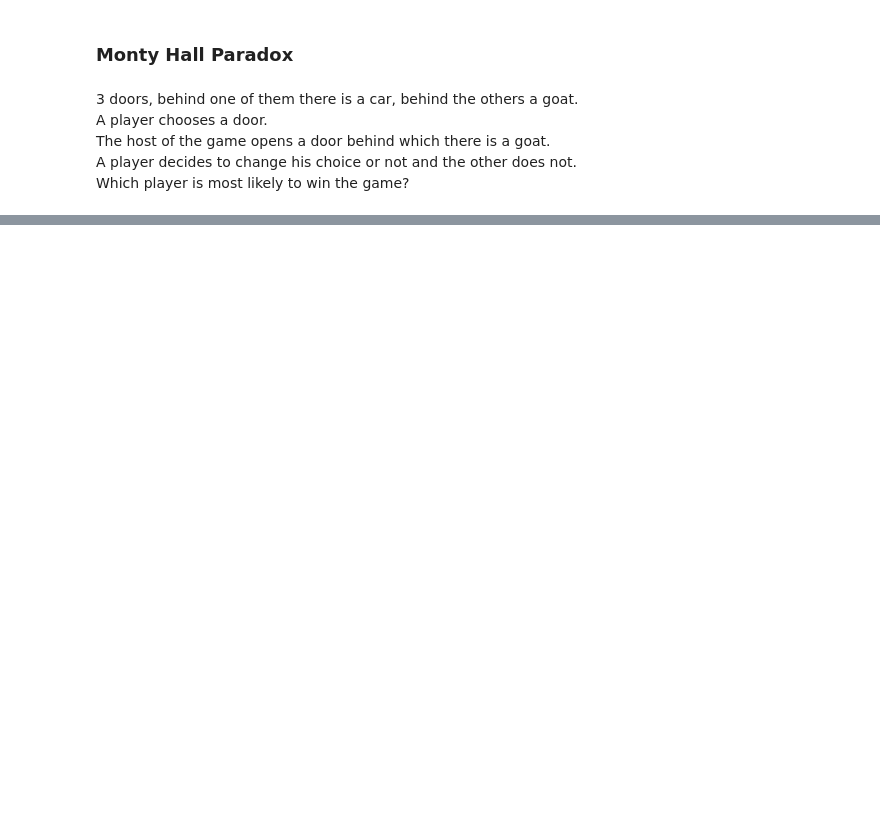
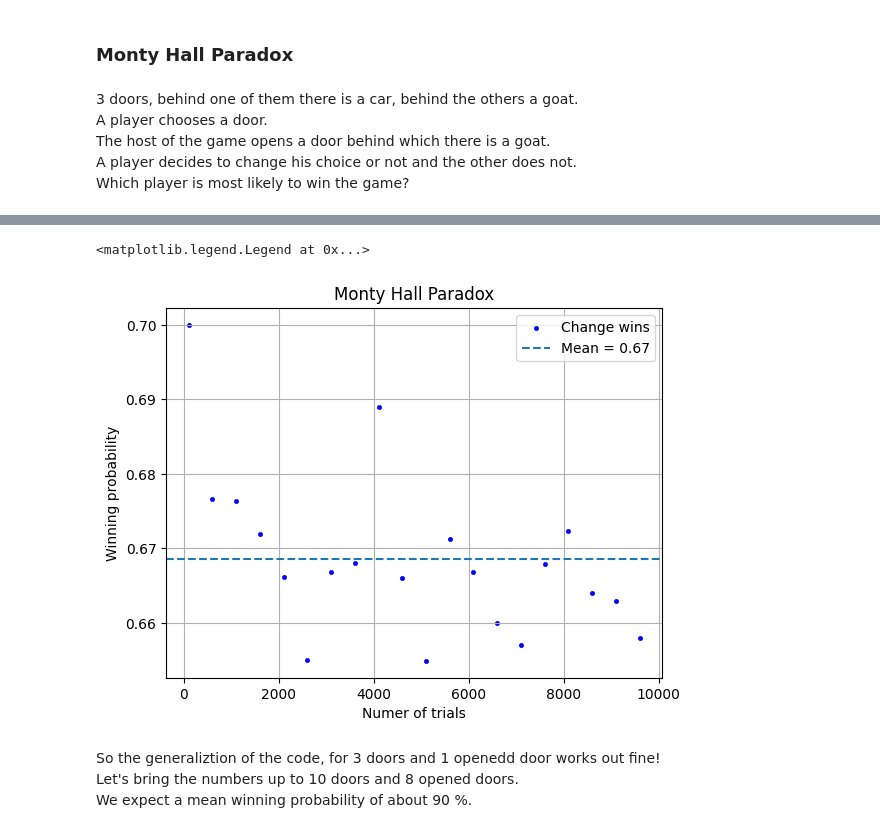
Before and after one commit to Richardforphys/AstroStatistics, a Jupyter notebook: AML/Notebooks/Beforehand/MontyHall.ipynb, the cells around one changed output, grey strips where cells are left out. Drawn from its saved outputs; the diff is of its cells as text; code cells hidden in the pictures; blank space fills up the shorter version.

```diff
--- a/AML/Notebooks/Beforehand/MontyHall.ipynb
+++ b/AML/Notebooks/Beforehand/MontyHall.ipynb
@@ -79,19 +63,2 @@ plt.legend()
 Now let's try to generalize this to N doors.\
 The host opens a number p less then N.
-# %%
-def game_general(change,p):
-    wins = 0
-    global gamer_first_choice
-    global car_position
-    global initial_set
-    host_set = initial_set - {car_position} - {gamer_first_choice}
-    host_choises = np.random.choice(list(host_set), p)
-    if change==True:
-        gamer_second_choice_set = initial_set - set(host_choises) - {gamer_first_choice}
-        gamer_second_choice = np.random.choice(list(gamer_second_choice_set), 1)
-        if gamer_second_choice == car_position:
-            wins = 1
-    else:
-        if gamer_first_choice == car_position:
-            wins = 1
-    return wins
@@ -99,6 +98,6 @@ def game_general(change,p):
 D = 3 # number of doors
 P = 1  # number of doors opend by the host
 # %%
-car_position = np.random.randint(0,D)
+car_position = np.random.randint(D)
 configuration = np.zeros(D, dtype=int)
 configuration[car_position] = 1
@@ -104,0 +117,15 @@ configuration[car_position] = 1
+# %%
+plt.scatter(trials, results, marker='.', color='blue', linewidth=0.5,label='Change wins')
+plt.axhline(results.mean(), 0, 1, linestyle='--',label=f'Mean = {results.mean():.2}')
+plt.xlabel('Numer of trials')
+plt.ylabel('Winning probability')
+plt.title('Monty Hall Paradox')
+plt.grid()
+plt.legend()
+# %% [output]
+<matplotlib.legend.Legend at 0x...>
+[figure, added]
+# %% [markdown]
+So the generaliztion of the code, for 3 doors and 1 openedd door works out fine!\
+Let's bring the numbers up to 10 doors and 8 opened doors.\
+We expect a mean winning probability of about 90 %.
```
Also changed, not shown: parts of 22 cells of this notebook.
